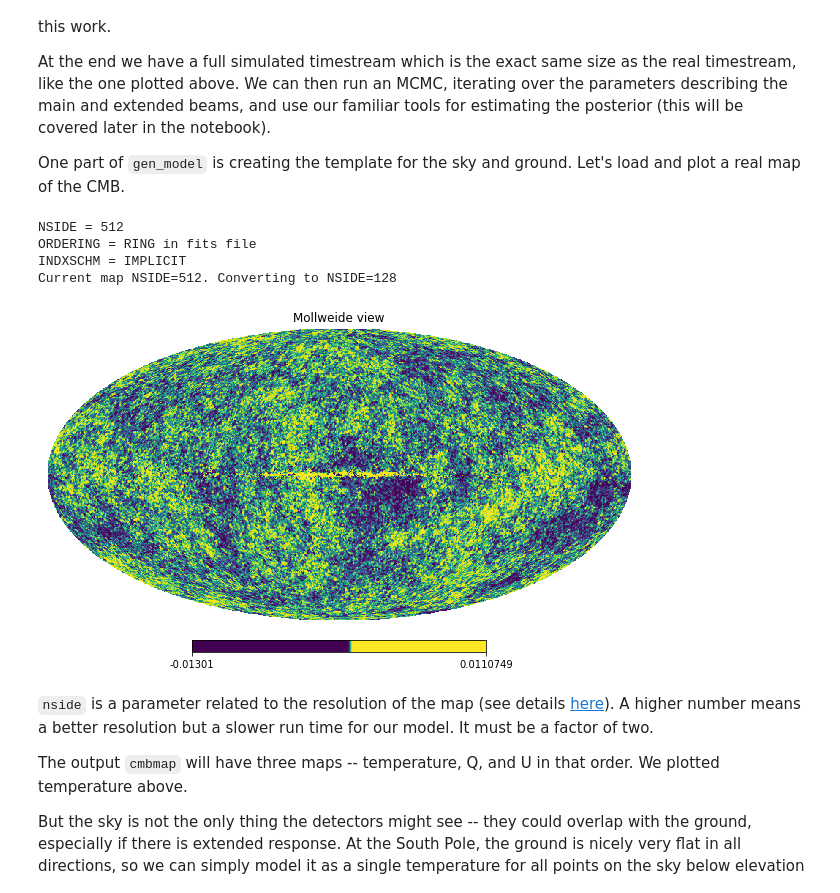
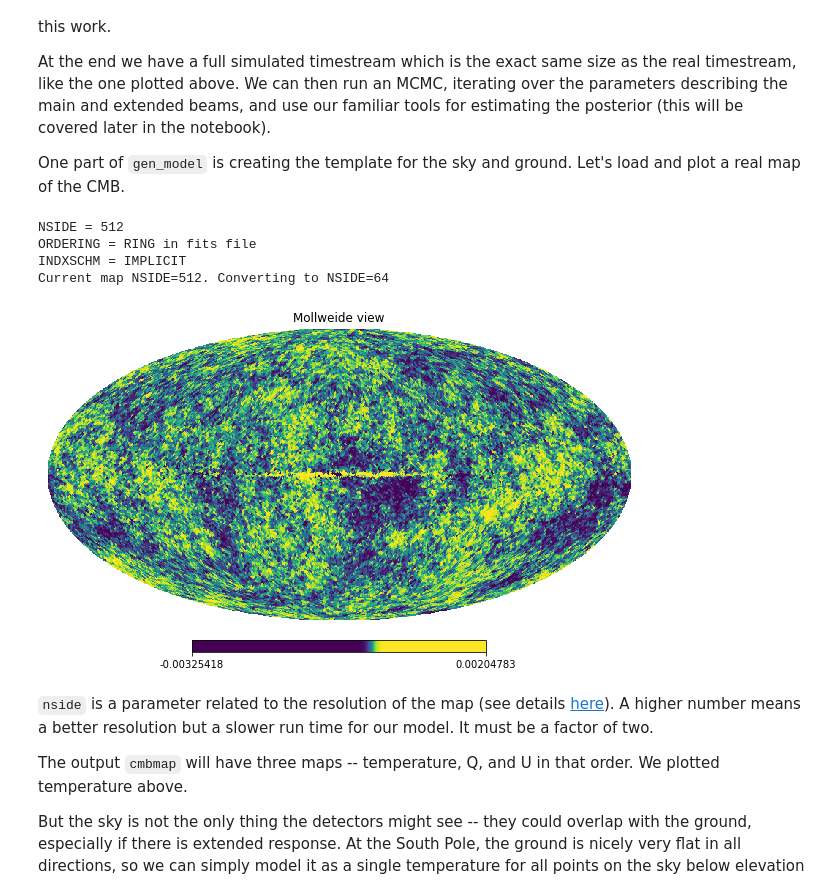
Before and after one commit to phys201/extended-beam-modeling, a Jupyter notebook: tutorial_notebook.ipynb, the cells around one changed output. Cells and saved outputs as stored; diff of their text form; code cells hidden in the pictures.

```diff
--- a/tutorial_notebook.ipynb
+++ b/tutorial_notebook.ipynb
@@ -107,15 +107,15 @@ At the end we have a full simulated timestream which is the exact same size as t
 
 One part of `gen_model` is creating the template for the sky and ground.  Let's load and plot a real map of the CMB.
 # %%
-nside = 128
+nside = 64
 cmbmap = gm.make_cmb_map(modelconf["cmbFile"], nside_out=nside)
 hp.mollview(cmbmap[0,:],norm="hist")
 # %% [output]
 NSIDE = 512
 ORDERING = RING in fits file
 INDXSCHM = IMPLICIT
-Current map NSIDE=512. Converting to NSIDE=128
+Current map NSIDE=512. Converting to NSIDE=64
-[figure, old version]
+[figure, new version]
 # %% [markdown]
 `nside` is a parameter related to the resolution of the map (see details [here](https://lambda.gsfc.nasa.gov/toolbox/tb_pixelcoords.cfm)).  A higher number means a better resolution but a slower run time for our model.  It must be a factor of two.
 
```
Also changed, not shown: parts of 15 cells of this notebook, 3 other files.
